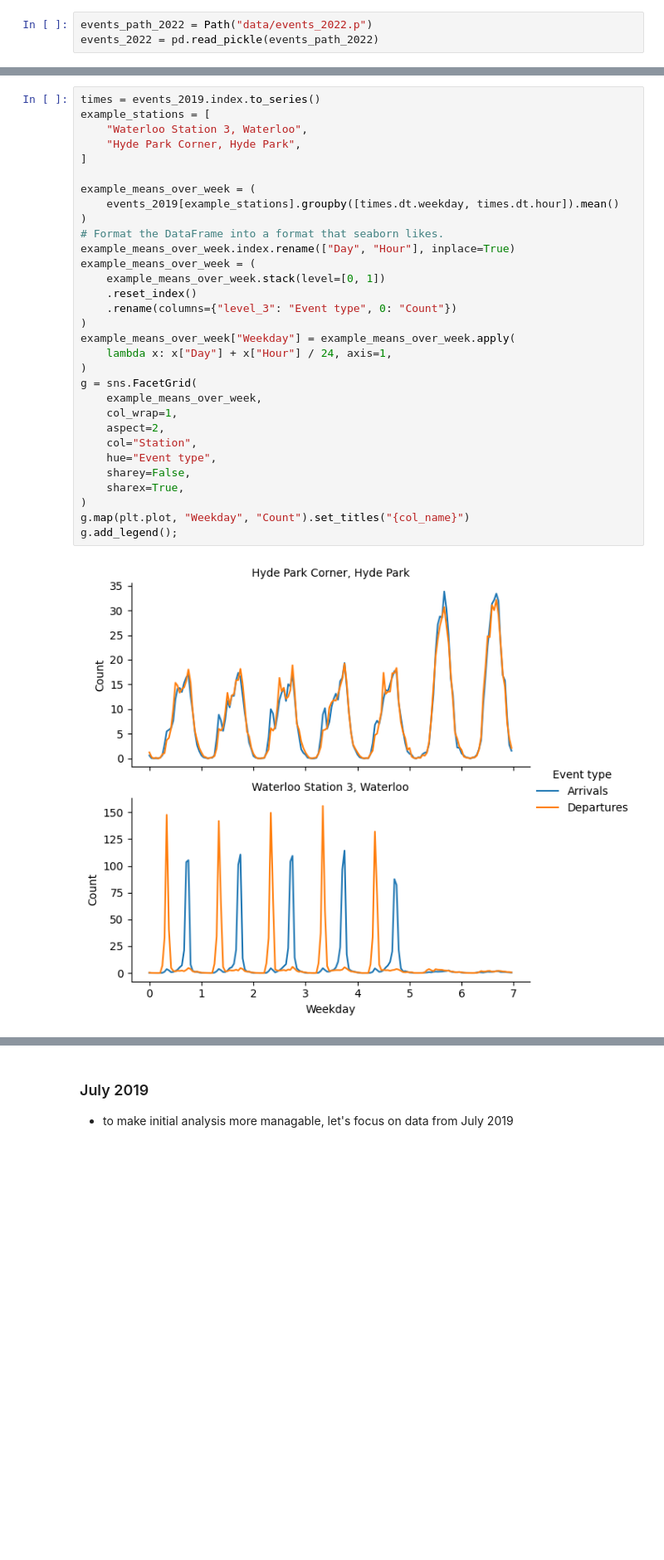
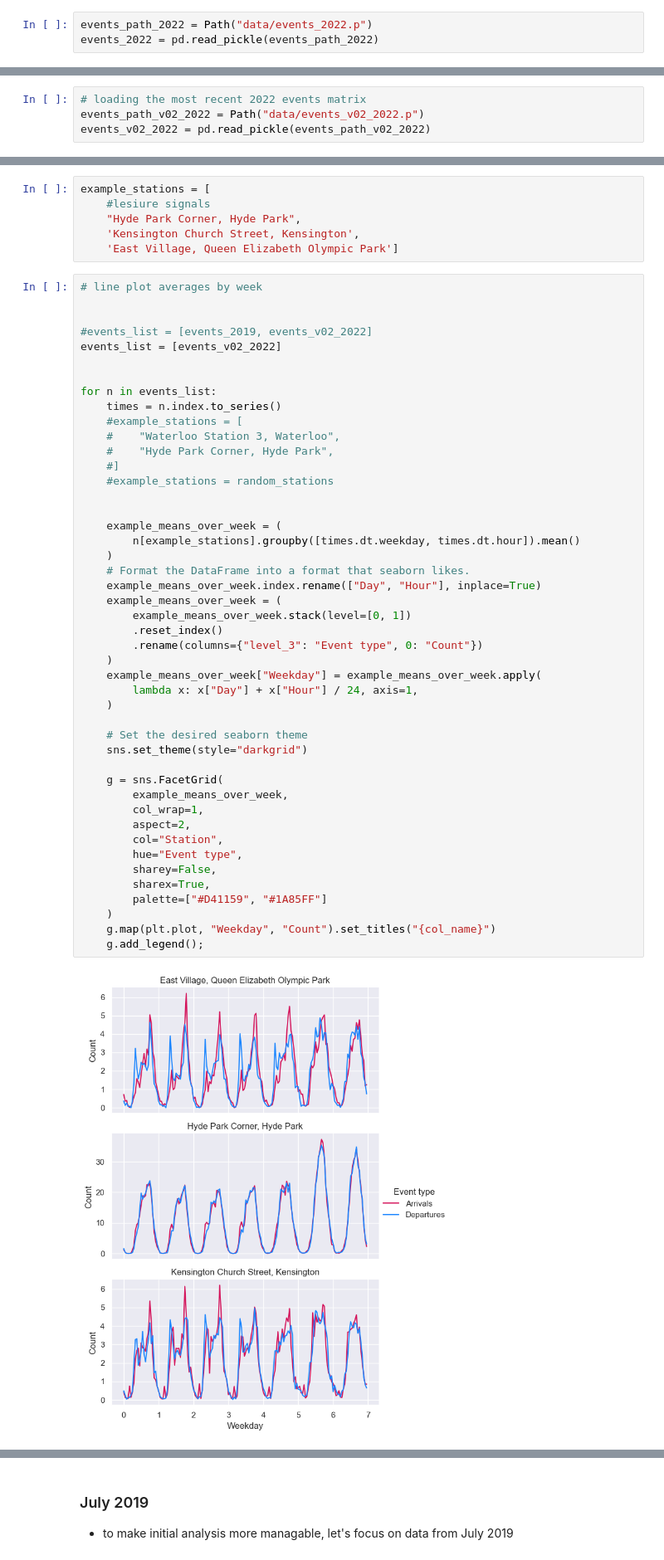
Before and after one commit to elrhmo/TfL_Bike_Analysis, a Jupyter notebook: analysis.ipynb, the cells around one changed output, grey strips where cells are left out. Shown at 83% size. Drawn from its saved outputs; the diff is of its cells as text; blank space fills up the shorter version.

```diff
--- a/analysis.ipynb
+++ b/analysis.ipynb
@@ -116,0 +66,4 @@ events_2022
+# %%
+# loading the most recent 2022 events matrix
+events_path_v02_2022 = Path("data/events_v02_2022.p")
+events_v02_2022 = pd.read_pickle(events_path_v02_2022)
@@ -117,33 +105,54 @@ events_2022
+# %%
+example_stations = [
+    #lesiure signals
+    "Hyde Park Corner, Hyde Park",
+    'Kensington Church Street, Kensington',
+    'East Village, Queen Elizabeth Olympic Park']
 # %%
-times = events_2019.index.to_series()
-example_stations = [
-    "Waterloo Station 3, Waterloo",
-    "Hyde Park Corner, Hyde Park",
-]
+# line plot averages by week
 
-example_means_over_week = (
-    events_2019[example_stations].groupby([times.dt.weekday, times.dt.hour]).mean()
-)
-# Format the DataFrame into a format that seaborn likes.
-example_means_over_week.index.rename(["Day", "Hour"], inplace=True)
-example_means_over_week = (
-    example_means_over_week.stack(level=[0, 1])
-    .reset_index()
-    .rename(columns={"level_3": "Event type", 0: "Count"})
-)
-example_means_over_week["Weekday"] = example_means_over_week.apply(
-    lambda x: x["Day"] + x["Hour"] / 24, axis=1,
-)
-g = sns.FacetGrid(
-    example_means_over_week,
-    col_wrap=1,
-    aspect=2,
-    col="Station",
-    hue="Event type",
-    sharey=False,
-    sharex=True,
-)
-g.map(plt.plot, "Weekday", "Count").set_titles("{col_name}")
-g.add_legend();
+
+#events_list = [events_2019, events_v02_2022]
+events_list = [events_v02_2022]
+
+
+for n in events_list:
+    times = n.index.to_series()
+    #example_stations = [
+    #    "Waterloo Station 3, Waterloo",
+    #    "Hyde Park Corner, Hyde Park",
+    #]
+    #example_stations = random_stations
+
+
+    example_means_over_week = (
+        n[example_stations].groupby([times.dt.weekday, times.dt.hour]).mean()
+    )
+    # Format the DataFrame into a format that seaborn likes.
+    example_means_over_week.index.rename(["Day", "Hour"], inplace=True)
+    example_means_over_week = (
+        example_means_over_week.stack(level=[0, 1])
+        .reset_index()
+        .rename(columns={"level_3": "Event type", 0: "Count"})
+    )
+    example_means_over_week["Weekday"] = example_means_over_week.apply(
+        lambda x: x["Day"] + x["Hour"] / 24, axis=1,
+    )
+
+    # Set the desired seaborn theme
+    sns.set_theme(style="darkgrid")
+
+    g = sns.FacetGrid(
+        example_means_over_week,
+        col_wrap=1,
+        aspect=2,
+        col="Station",
+        hue="Event type",
+        sharey=False,
+        sharex=True,
+        palette=["#D41159", "#1A85FF"]
+    )
+    g.map(plt.plot, "Weekday", "Count").set_titles("{col_name}")
+    g.add_legend();
 # %% [output]
-[figure, old version]
+[figure, new version]
```
Also changed, not shown: parts of 23 cells of this notebook, 1 other file.
